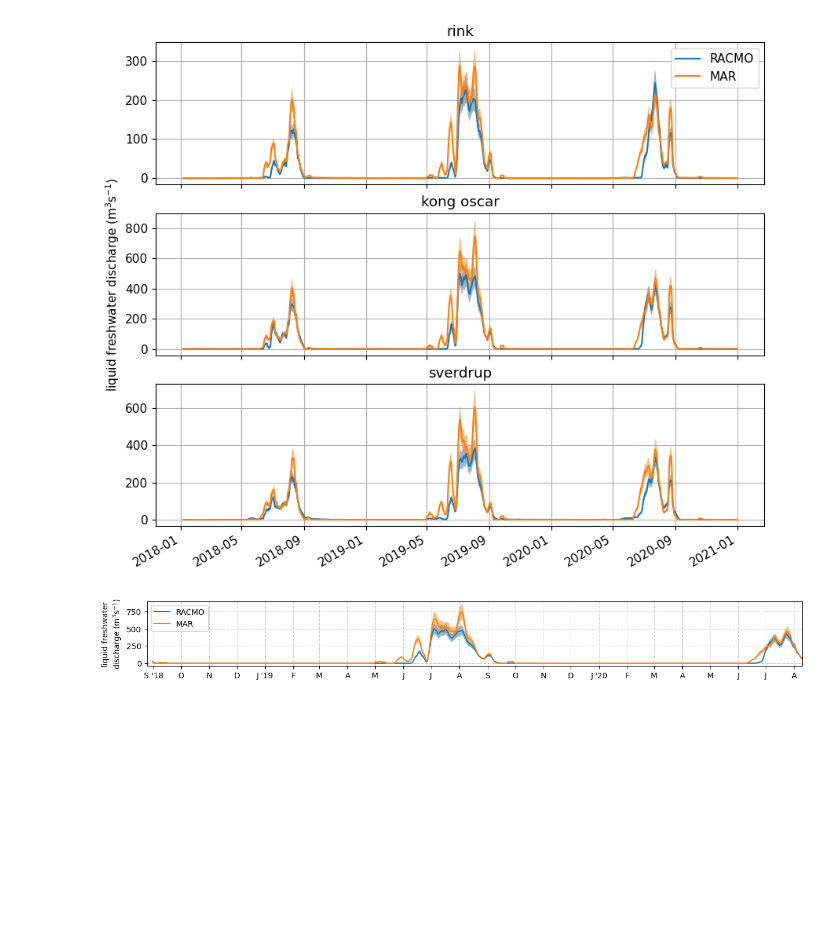
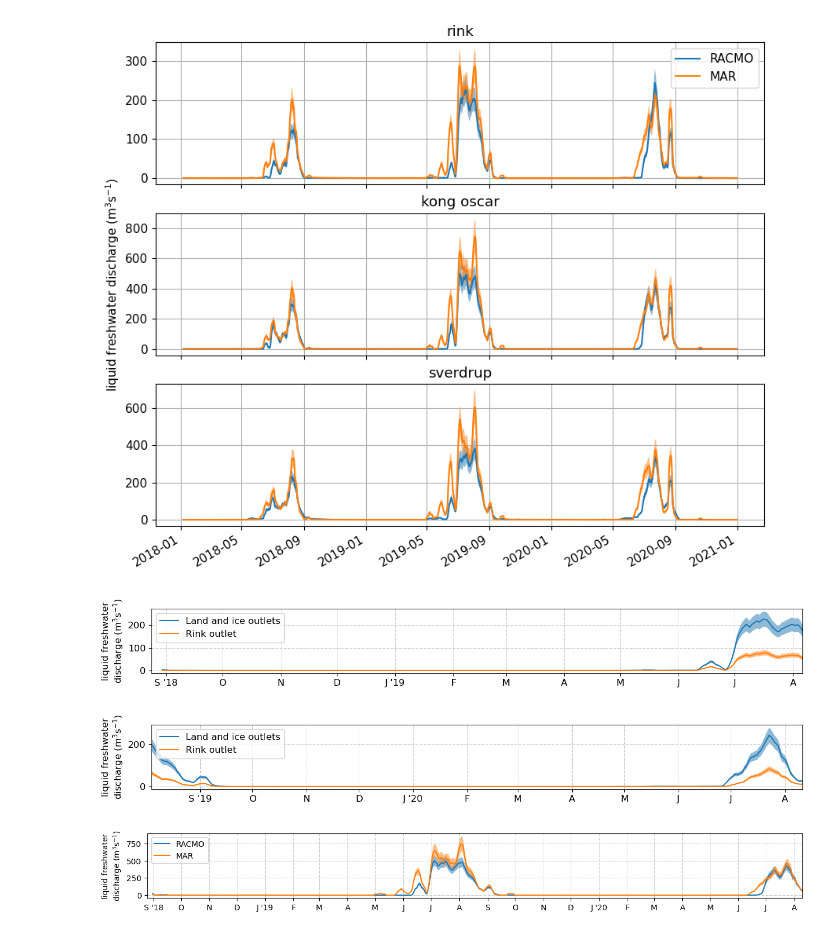
Before and after one commit to mjzahn/glacier_discharge, a Jupyter notebook: liquid_freshwater_discharge.ipynb, the cells around one changed output. Cells and saved outputs as stored; diff of their text form; code cells hidden in the pictures; blank space fills up the shorter version.

```diff
--- a/liquid_freshwater_discharge.ipynb
+++ b/liquid_freshwater_discharge.ipynb
@@ -673,4 +677,66 @@ axs[2].set_title("sverdrup")
 axs[2].grid();
 # %% [output]
 [figure]
+# %%
+# plot rink
+plt.rcParams["figure.figsize"] = (15,1.5)
+plt.rcParams['font.size'] = 12
+
+months = pd.period_range(np.datetime64('2018-09'), freq='M', periods=12).strftime('%Y-%m').tolist()
+ticks = ["S '18","O",'N','D',"J '19",'F','M','A','M','J','J','A']
+
+rink_racmo_7d = rink_racmo_ds.sel(time=slice("2018-08-24","2019-08-06")).discharge.sum(dim=['station','basin_type']).rolling(time=7).mean()
+rink_racmo_7d.plot(label='Land and ice outlets')
+
+rink_glacier_racmo_7d = rink_racmo_ds.sel(station=30604,time=slice("2018-08-24","2019-08-06")).discharge.sum(dim=['basin_type']).rolling(time=7).mean()
+rink_glacier_racmo_7d.plot(label='Rink outlet')
+
+# add 15% error
+plt.fill_between(rink_racmo_7d.time.values, rink_racmo_7d+rink_racmo_7d*0.15, rink_racmo_7d-rink_racmo_7d*0.15, alpha=0.5)
+plt.fill_between(rink_glacier_racmo_7d.time.values, rink_glacier_racmo_7d+rink_glacier_racmo_7d*0.15,\
+                 rink_glacier_racmo_7d-rink_glacier_racmo_7d*0.15, alpha=0.5)
+
+# plt.title("kong oscar")
+plt.xlabel("")
+plt.title("")
+plt.ylabel("liquid freshwater\ndischarge (m$^3$s$^{-1}$)")
+plt.xticks(months, ticks, rotation=0, horizontalalignment = 'center')
+plt.xlim(np.datetime64("2018-08-24"),np.datetime64("2019-08-06"))
+plt.grid(linestyle='-.', linewidth=0.5)
+plt.legend(loc="upper left");
+
+# plt.savefig("../code/figures/fjord_subplots/KO_runoff.png", bbox_inches="tight", dpi=300)
+# %% [output]
+[figure, added]
+# %%
+# plot fisher
+plt.rcParams["figure.figsize"] = (15,1.5)
+plt.rcParams['font.size'] = 12
+
+months = pd.period_range(np.datetime64('2019-09'), freq='M', periods=12).strftime('%Y-%m').tolist()
+ticks = ["S '19","O",'N','D',"J '20",'F','M','A','M','J','J','A']
+
+rink_racmo_7d = rink_racmo_ds.sel(time=slice("2019-07-25","2020-08-11")).discharge.sum(dim=['station','basin_type']).rolling(time=7).mean()
+rink_racmo_7d.plot(label='Land and ice outlets')
+
+rink_glacier_racmo_7d = rink_racmo_ds.sel(station=30604,time=slice("2019-07-25","2020-08-11")).discharge.sum(dim=['basin_type']).rolling(time=7).mean()
+rink_glacier_racmo_7d.plot(label='Rink outlet')
+
+# add 15% error
+plt.fill_between(rink_racmo_7d.time.values, rink_racmo_7d+rink_racmo_7d*0.15, rink_racmo_7d-rink_racmo_7d*0.15, alpha=0.5)
+plt.fill_between(rink_glacier_racmo_7d.time.values, rink_glacier_racmo_7d+rink_glacier_racmo_7d*0.15,\
+                 rink_glacier_racmo_7d-rink_glacier_racmo_7d*0.15, alpha=0.5)
+
+# plt.title("kong oscar")
+plt.xlabel("")
+plt.title("")
+plt.ylabel("liquid freshwater\ndischarge (m$^3$s$^{-1}$)")
+plt.xticks(months, ticks, rotation=0, horizontalalignment = 'center')
+plt.xlim(np.datetime64("2019-08-04"),np.datetime64("2020-08-11"))
+plt.grid(linestyle='-.', linewidth=0.5)
+plt.legend(loc="upper left");
+
+# plt.savefig("../code/figures/fjord_subplots/KO_runoff.png", bbox_inches="tight", dpi=300)
+# %% [output]
+[figure, added]
 # %%
```
Also changed, not shown: parts of 9 cells of this notebook.
